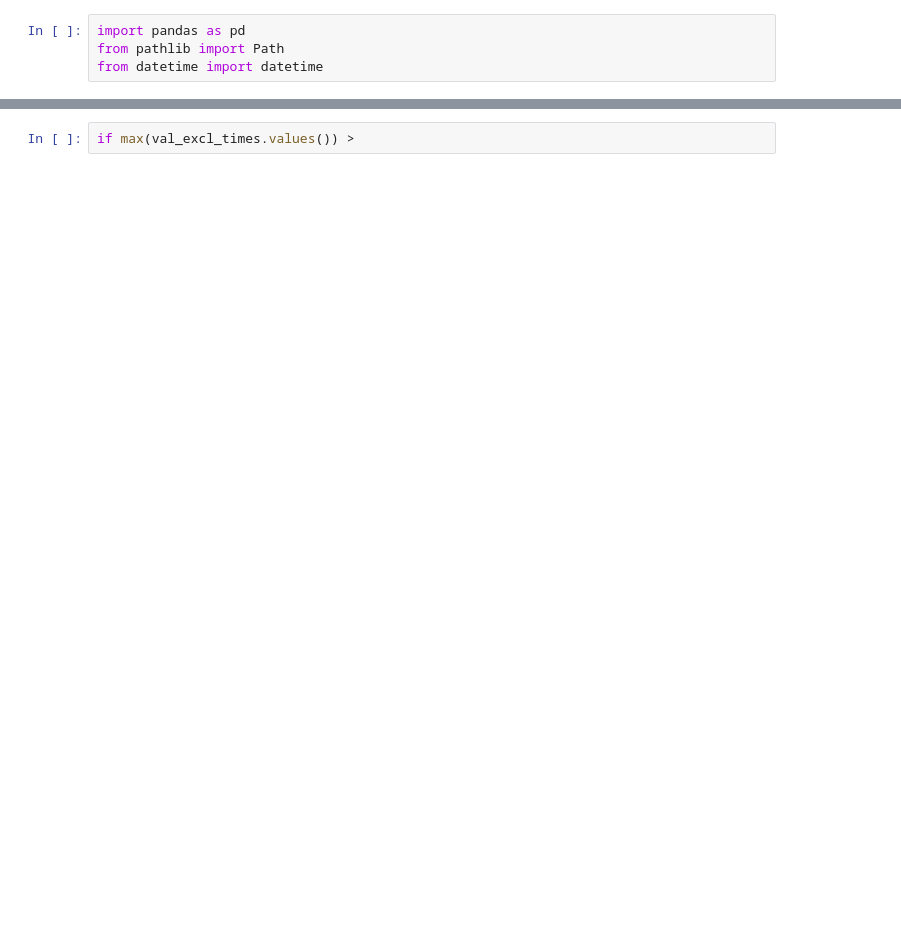
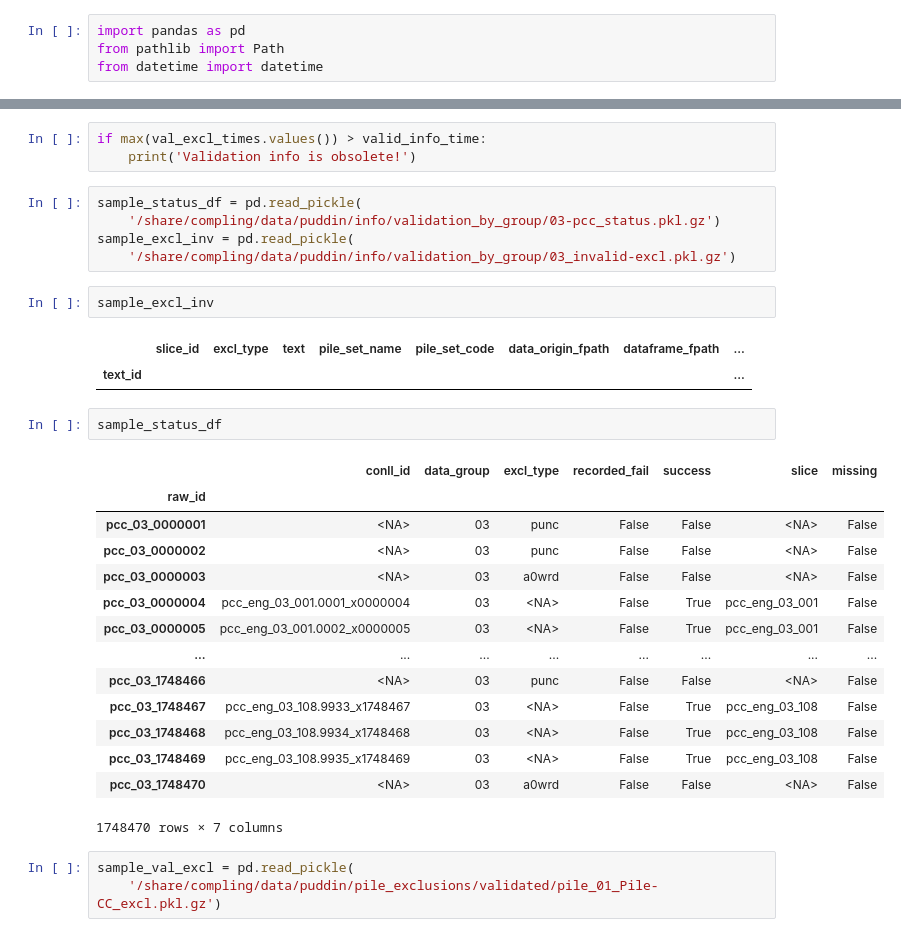
Before and after one commit to MatsRooth/puddin, a Jupyter notebook: notebooks/view_validation_pklgz.ipynb, the cells around one changed output, grey strips where cells are left out. Drawn from its saved outputs; the diff is of its cells as text; blank space fills up the shorter version.

```diff
--- a/notebooks/view_validation_pklgz.ipynb
+++ b/notebooks/view_validation_pklgz.ipynb
@@ -49,2 +52,33 @@ val     >       Sun Aug  7 04:54:17 2022
 # %%
-if max(val_excl_times.values()) >
+if max(val_excl_times.values()) > valid_info_time:
+    print('Validation info is obsolete!')
+# %%
+sample_status_df = pd.read_pickle(
+    '/share/compling/data/puddin/info/validation_by_group/03-pcc_status.pkl.gz')
+sample_excl_inv = pd.read_pickle(
+    '/share/compling/data/puddin/info/validation_by_group/03_invalid-excl.pkl.gz')
+# %%
+sample_excl_inv
+# %% [output]
+|  | slice_id | excl_type | text | pile_set_name | pile_set_code | data_origin_fpath | dataframe_fpath | ... |
+| text_id |  |  |  |  |  |  |  | ... |
+# %%
+sample_status_df
+# %% [output]
+|  | conll_id | data_group | excl_type | recorded_fail | success | slice | missing |
+| raw_id |  |  |  |  |  |  |  |
+| pcc_03_0000001 | <NA> | 03 | punc | False | False | <NA> | False |
+| pcc_03_0000002 | <NA> | 03 | punc | False | False | <NA> | False |
+| pcc_03_0000003 | <NA> | 03 | a0wrd | False | False | <NA> | False |
+| pcc_03_0000004 | pcc_eng_03_001.0001_x0000004 | 03 | <NA> | False | True | pcc_eng_03_001 | False |
+| pcc_03_0000005 | pcc_eng_03_001.0002_x0000005 | 03 | <NA> | False | True | pcc_eng_03_001 | False |
+| ... | ... | ... | ... | ... | ... | ... | ... |
+| pcc_03_1748466 | <NA> | 03 | punc | False | False | <NA> | False |
+| pcc_03_1748467 | pcc_eng_03_108.9933_x1748467 | 03 | <NA> | False | True | pcc_eng_03_108 | False |
+| pcc_03_1748468 | pcc_eng_03_108.9934_x1748468 | 03 | <NA> | False | True | pcc_eng_03_108 | False |
+| pcc_03_1748469 | pcc_eng_03_108.9935_x1748469 | 03 | <NA> | False | True | pcc_eng_03_108 | False |
+| pcc_03_1748470 | <NA> | 03 | a0wrd | False | False | <NA> | False |
+1748470 rows × 7 columns
+# %%
+sample_val_excl = pd.read_pickle(
+    '/share/compling/data/puddin/pile_exclusions/validated/pile_01_Pile-CC_excl.pkl.gz')
```
Also changed, not shown: parts of 7 cells of this notebook, 4 other files.
